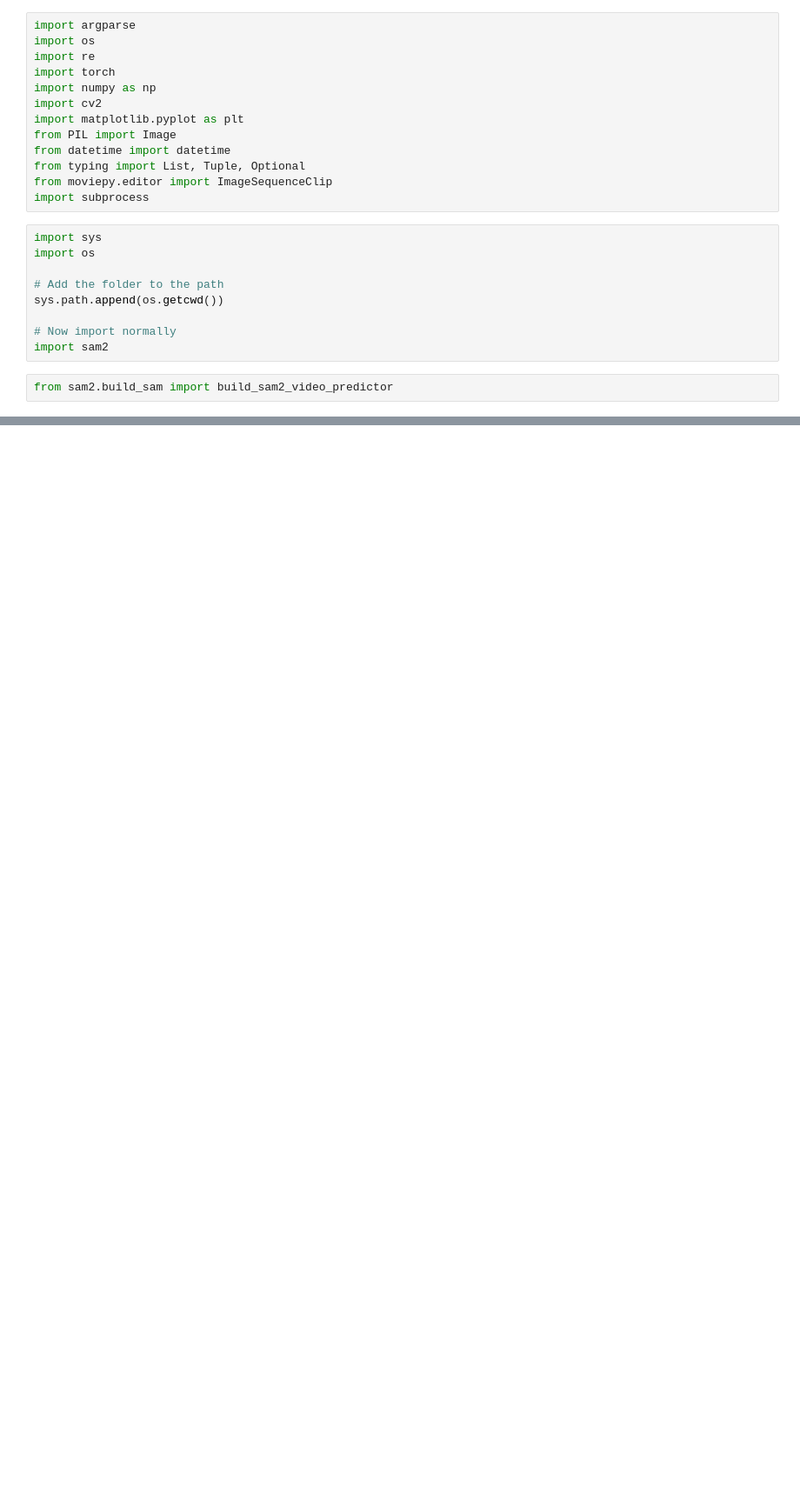
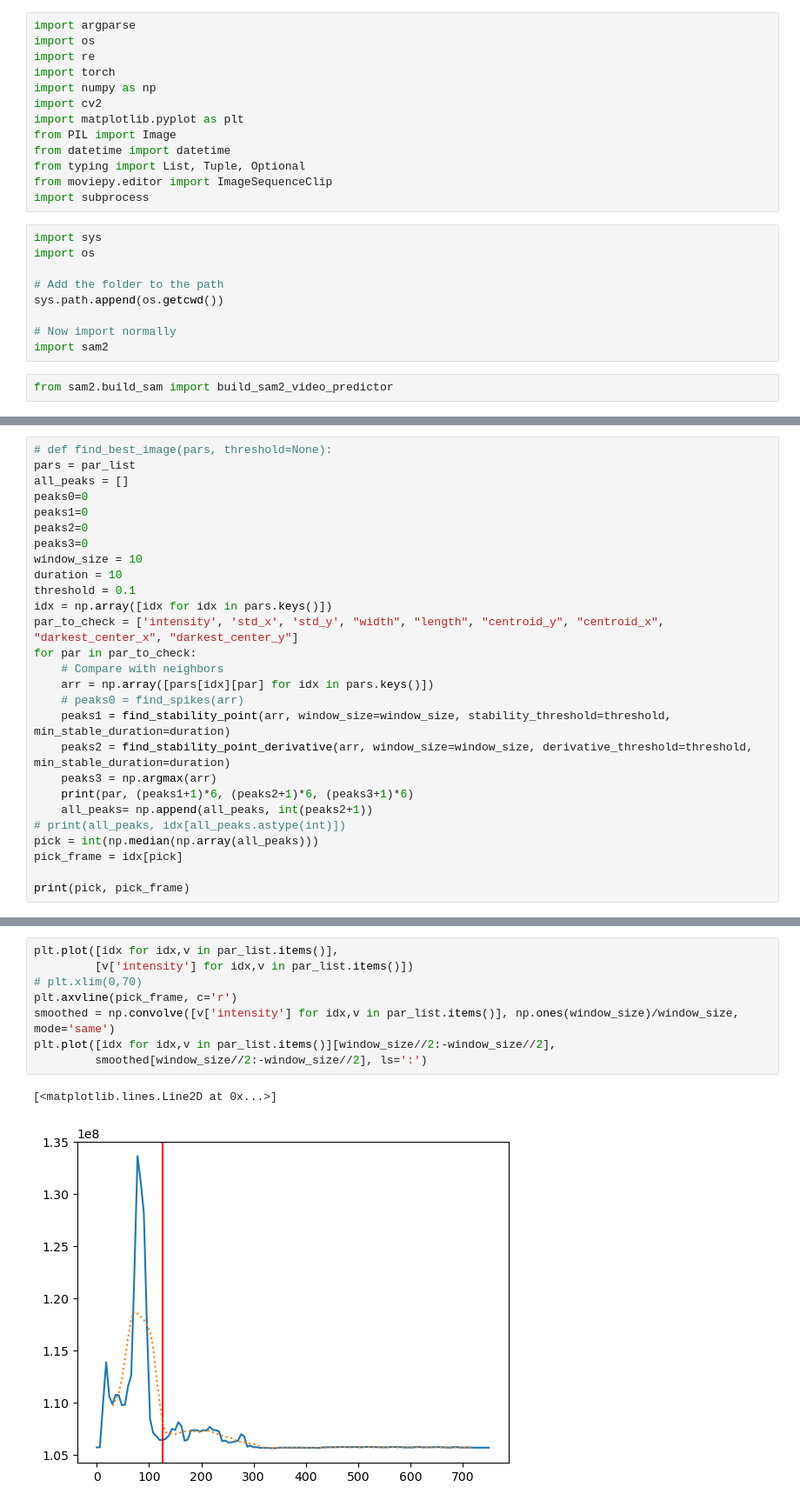
Before and after one commit to deividribeiro/SAMLong, a Jupyter notebook: TestingModule.ipynb, the cells around one changed output, grey strips where cells are left out. Shown at 87% size. Cells and saved outputs as stored; diff of their text form; blank space fills up the shorter version.

```diff
--- a/TestingModule.ipynb
+++ b/TestingModule.ipynb
@@ -588,0 +775,27 @@ frame=    4 fps=0.0 q=1.6 Lsize=      70kB time=00:00:00.75 bitrate= 767.0kbits/
+# %%
+# def find_best_image(pars, threshold=None):
+pars = par_list
+all_peaks = []
+peaks0=0
+peaks1=0
+peaks2=0
+peaks3=0
+window_size = 10
+duration = 10
+threshold = 0.1
+idx = np.array([idx for idx in pars.keys()])
+par_to_check = ['intensity', 'std_x', 'std_y', "width", "length", "centroid_y", "centroid_x", "darkest_center_x", "darkest_center_y"]
+for par in par_to_check:
+    # Compare with neighbors
+    arr = np.array([pars[idx][par] for idx in pars.keys()])
+    # peaks0 = find_spikes(arr)
+    peaks1 = find_stability_point(arr, window_size=window_size, stability_threshold=threshold, min_stable_duration=duration)
+    peaks2 = find_stability_point_derivative(arr, window_size=window_size, derivative_threshold=threshold, min_stable_duration=duration)
+    peaks3 = np.argmax(arr)
+    print(par, (peaks1+1)*6, (peaks2+1)*6, (peaks3+1)*6)
+    all_peaks= np.append(all_peaks, int(peaks2+1))
+# print(all_peaks, idx[all_peaks.astype(int)])
+pick = int(np.median(np.array(all_peaks)))
+pick_frame = idx[pick]
+
+print(pick, pick_frame)
@@ -588,0 +849,11 @@ frame=    4 fps=0.0 q=1.6 Lsize=      70kB time=00:00:00.75 bitrate= 767.0kbits/
+# %%
+plt.plot([idx for idx,v in par_list.items()],
+         [v['intensity'] for idx,v in par_list.items()])
+# plt.xlim(0,70)
+plt.axvline(pick_frame, c='r')
+smoothed = np.convolve([v['intensity'] for idx,v in par_list.items()], np.ones(window_size)/window_size, mode='same')
+plt.plot([idx for idx,v in par_list.items()][window_size//2:-window_size//2],
+         smoothed[window_size//2:-window_size//2], ls=':')
+# %% [output]
+[<matplotlib.lines.Line2D at 0x...>]
+[figure, added]
```
Also changed, not shown: parts of 22 cells of this notebook, 2 other files.
